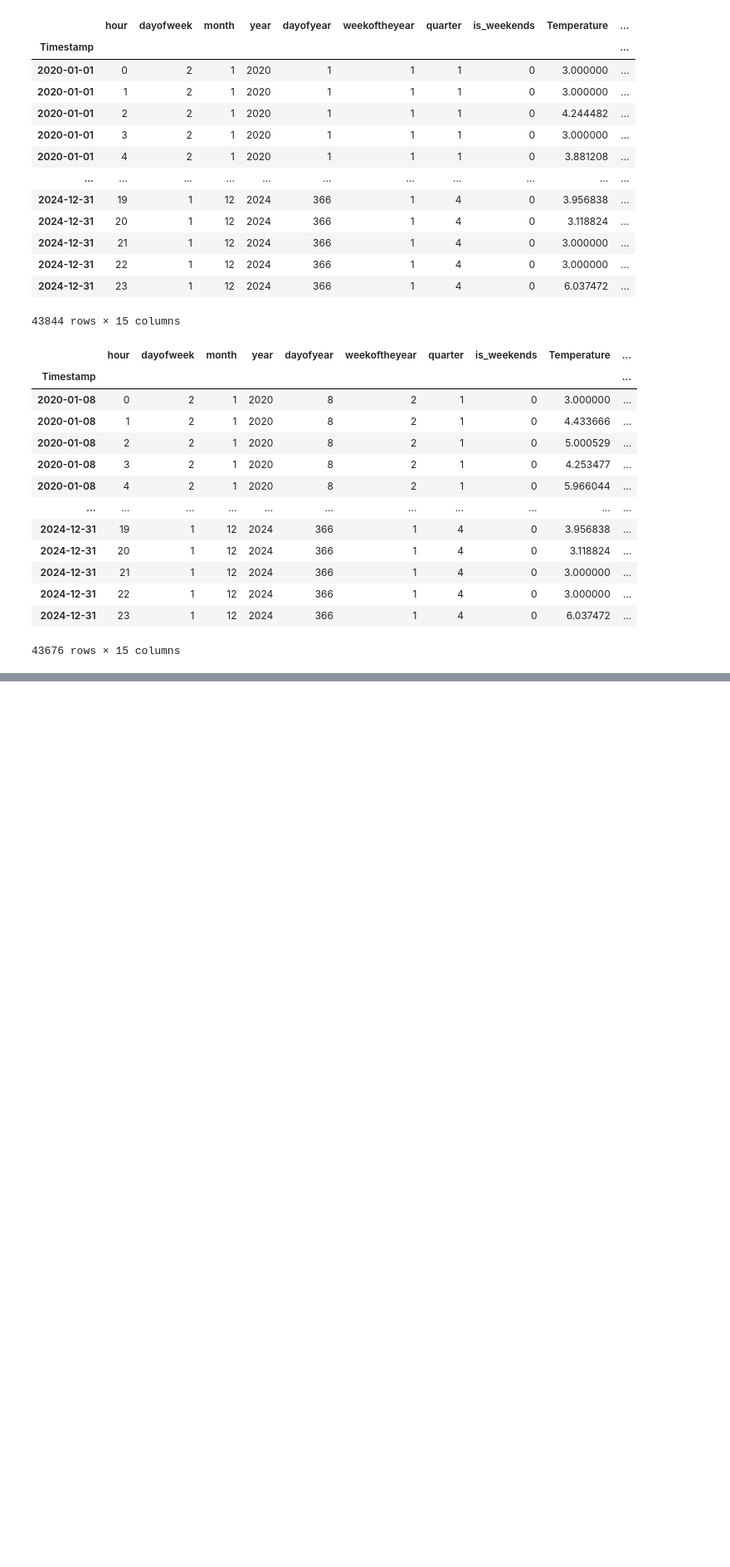
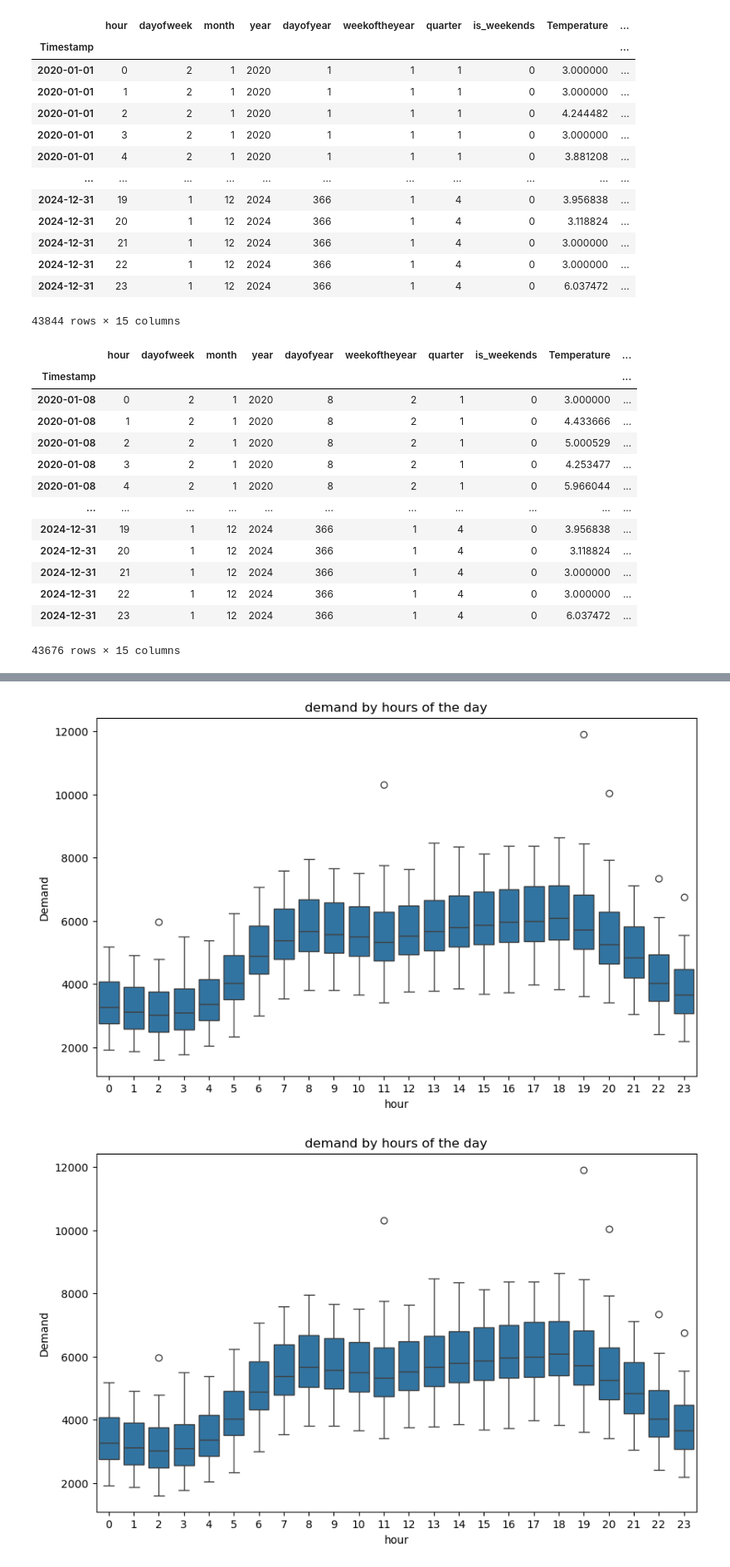
Before and after one commit to rohansaha636/Electricity-Demand-Prediction-Machine-Learning-Model, a Jupyter notebook: Electricity_Demand_Prediction_Machine_Learning_Model.ipynb, the cells around one changed output, grey strips where cells are left out. Shown at 83% size. Cells and saved outputs as stored; diff of their text form; code cells hidden in the pictures; blank space fills up the shorter version.

```diff
--- a/Electricity_Demand_Prediction_Machine_Learning_Model.ipynb
+++ b/Electricity_Demand_Prediction_Machine_Learning_Model.ipynb
@@ -477,0 +486,9 @@ df
+# %%
+#visualizing the deemand in hrs of DAY
+plt.figure(figsize=(10,6))
+sns.boxplot(data=df,x ='hour' , y ='Demand')
+plt.title("demand by hours of the day")
+plt.show()
+# %% [output]
+[figure, added]
+[figure, added]
```
Also changed, not shown: parts of 6 cells of this notebook.
